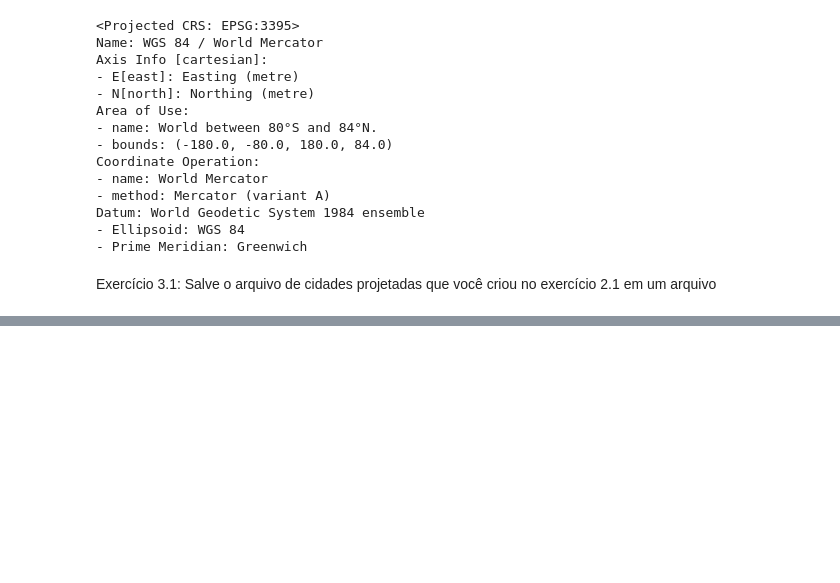
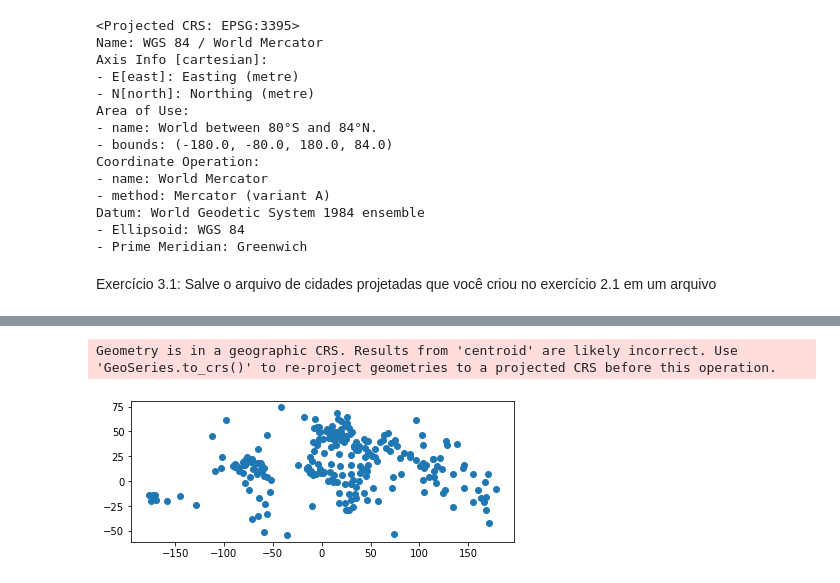
Before and after one commit to rmontteiro/geo, a Jupyter notebook: Geopandas_aula1.ipynb, the cells around one changed output, grey strips where cells are left out. Drawn from its saved outputs; the diff is of its cells as text; code cells hidden in the pictures; blank space fills up the shorter version.

```diff
--- a/Geopandas_aula1.ipynb
+++ b/Geopandas_aula1.ipynb
@@ -297,0 +361,7 @@ Exercício 3.1: Salve o arquivo de cidades projetadas que você criou no exercí
+# %%
+geoDataFrame.centroid.plot();
+plt.tight_layout()
+plt.savefig('centriod_plot.png')
+# %% [output]
+Geometry is in a geographic CRS. Results from 'centroid' are likely incorrect. Use 'GeoSeries.to_crs()' to re-project geometries to a projected CRS before this operation.
+[figure, added]
```
Also changed, not shown: parts of 34 cells of this notebook.
